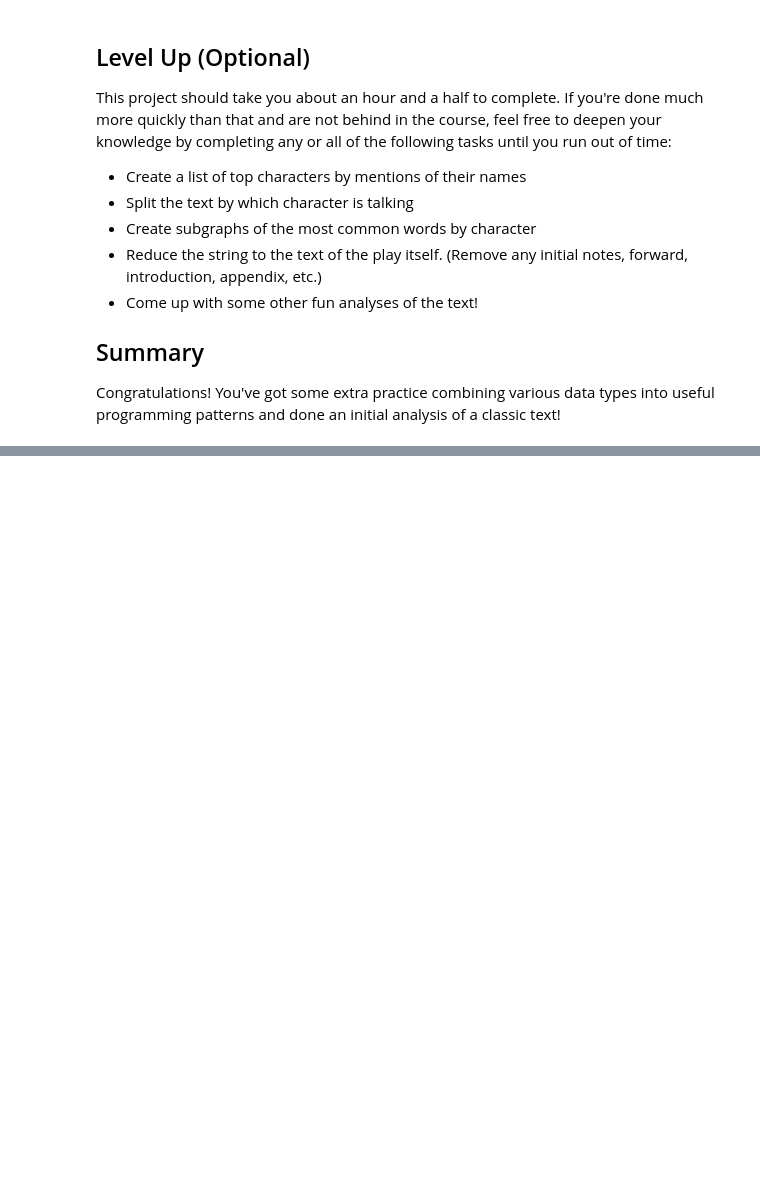
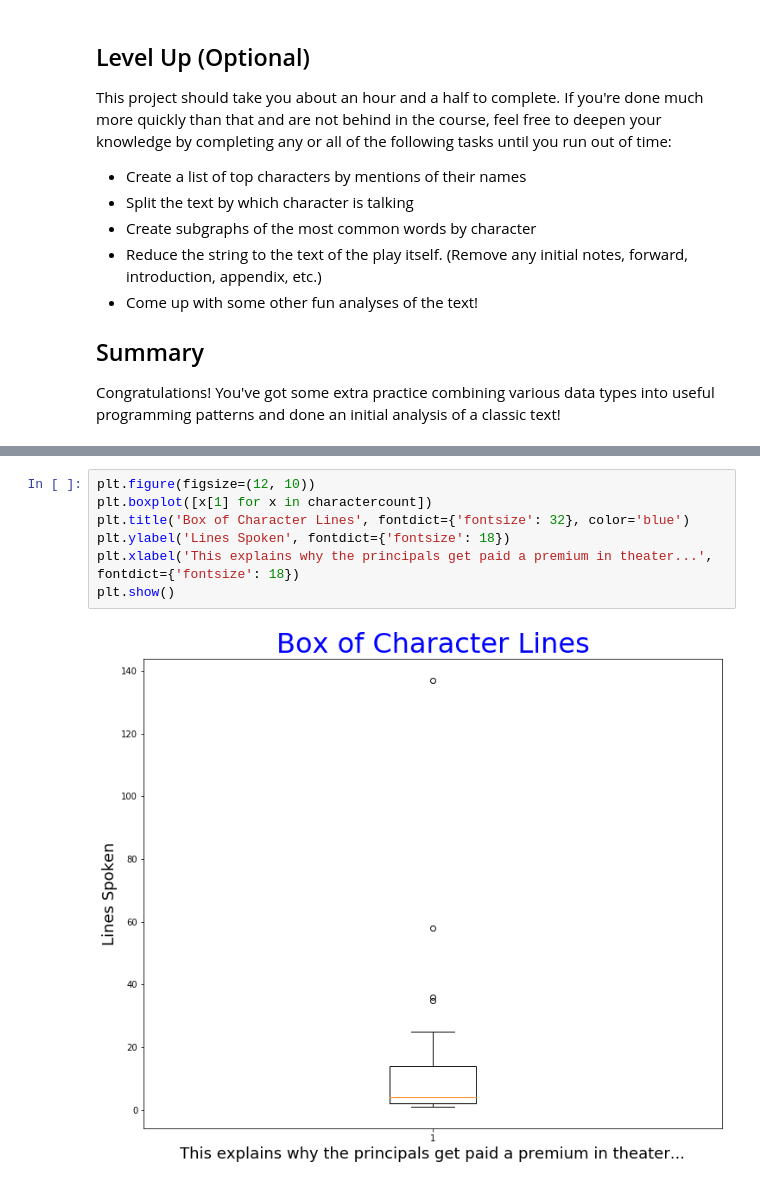
Before and after one commit to cwf231/dsc-analyzing-macbeth-project-v2-1-onl01-dtsc-pt-041320, a Jupyter notebook: index.ipynb, the cells around one changed output, grey strips where cells are left out. Saved outputs shown, nothing was run; the diff lists cells and outputs as text; blank space fills up the shorter version.

```diff
--- a/index.ipynb
+++ b/index.ipynb
@@ -99,0 +237,9 @@ Congratulations! You've got some extra practice combining various data types int
+# %%
+plt.figure(figsize=(12, 10))
+plt.boxplot([x[1] for x in charactercount])
+plt.title('Box of Character Lines', fontdict={'fontsize': 32}, color='blue')
+plt.ylabel('Lines Spoken', fontdict={'fontsize': 18})
+plt.xlabel('This explains why the principals get paid a premium in theater...', fontdict={'fontsize': 18})
+plt.show()
+# %% [output]
+[figure, added]
```
Also changed, not shown: parts of 8 cells of this notebook.
